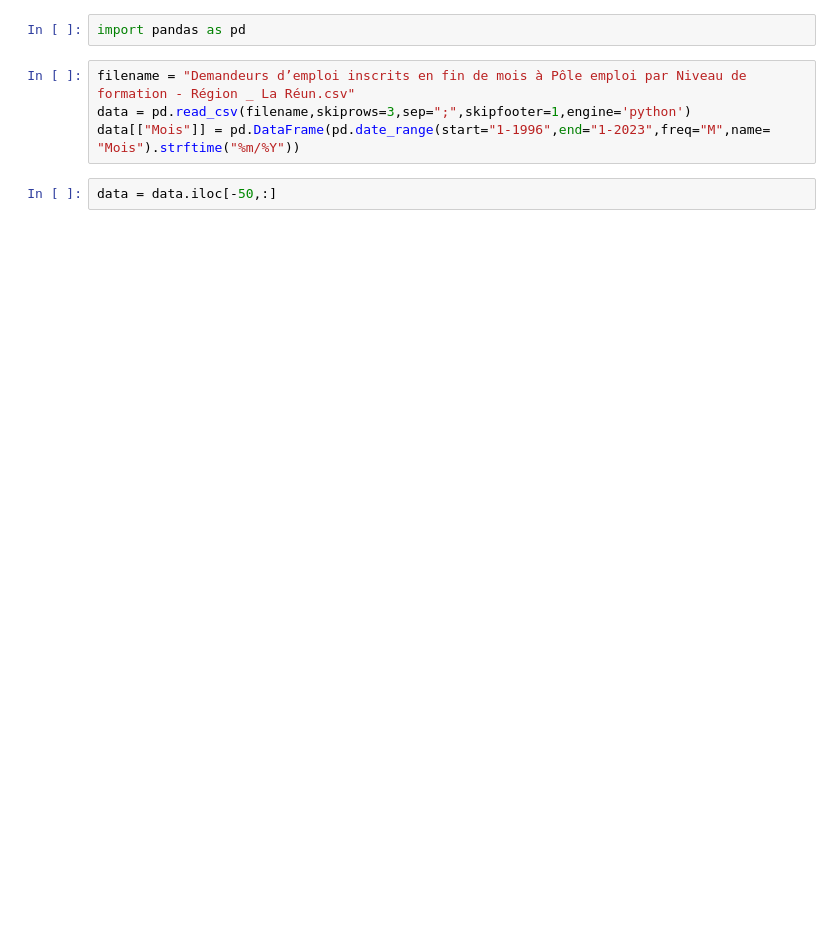
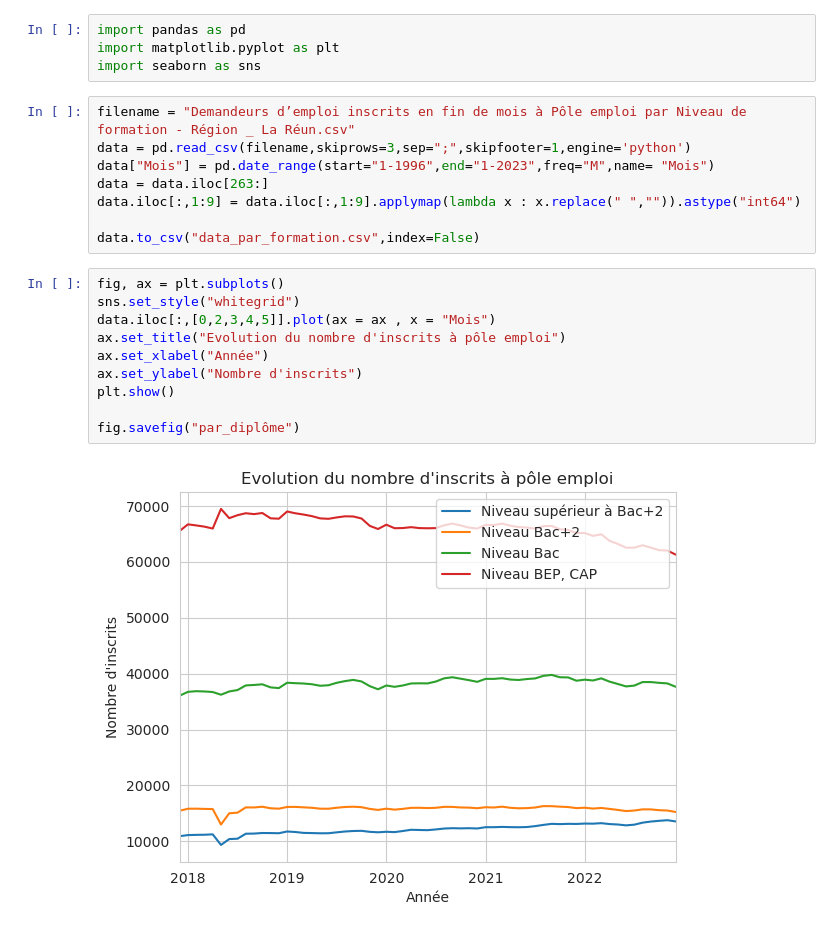
Before and after one commit to IsmaelSaid/Analyses, a Jupyter notebook: Pôle emploi/EDA 4 par formation.ipynb, the cells around one changed output. Saved outputs shown, nothing was run; the diff lists cells and outputs as text; blank space fills up the shorter version.

```diff
--- a/Pôle emploi/EDA 4 par formation.ipynb
+++ b/Pôle emploi/EDA 4 par formation.ipynb
@@ -1,8 +1,24 @@
 # %%
 import pandas as pd
+import matplotlib.pyplot as plt
+import seaborn as sns
 # %%
 filename = "Demandeurs d’emploi inscrits en fin de mois à Pôle emploi par Niveau de formation - Région _ La Réun.csv"
 data = pd.read_csv(filename,skiprows=3,sep=";",skipfooter=1,engine='python')
-data[["Mois"]] = pd.DataFrame(pd.date_range(start="1-1996",end="1-2023",freq="M",name= "Mois").strftime("%m/%Y"))
+data["Mois"] = pd.date_range(start="1-1996",end="1-2023",freq="M",name= "Mois")
+data = data.iloc[263:]
+data.iloc[:,1:9] = data.iloc[:,1:9].applymap(lambda x : x.replace(" ","")).astype("int64")
+
+data.to_csv("data_par_formation.csv",index=False)
-# %%
-data = data.iloc[-50,:]
+# %%
+fig, ax = plt.subplots()
+sns.set_style("whitegrid")
+data.iloc[:,[0,2,3,4,5]].plot(ax = ax , x = "Mois")
+ax.set_title("Evolution du nombre d'inscrits à pôle emploi")
+ax.set_xlabel("Année")
+ax.set_ylabel("Nombre d'inscrits")
+plt.show()
+
+fig.savefig("par_diplôme")
+# %% [output]
+[figure, added]
```
Also changed, not shown: 2 other files.
